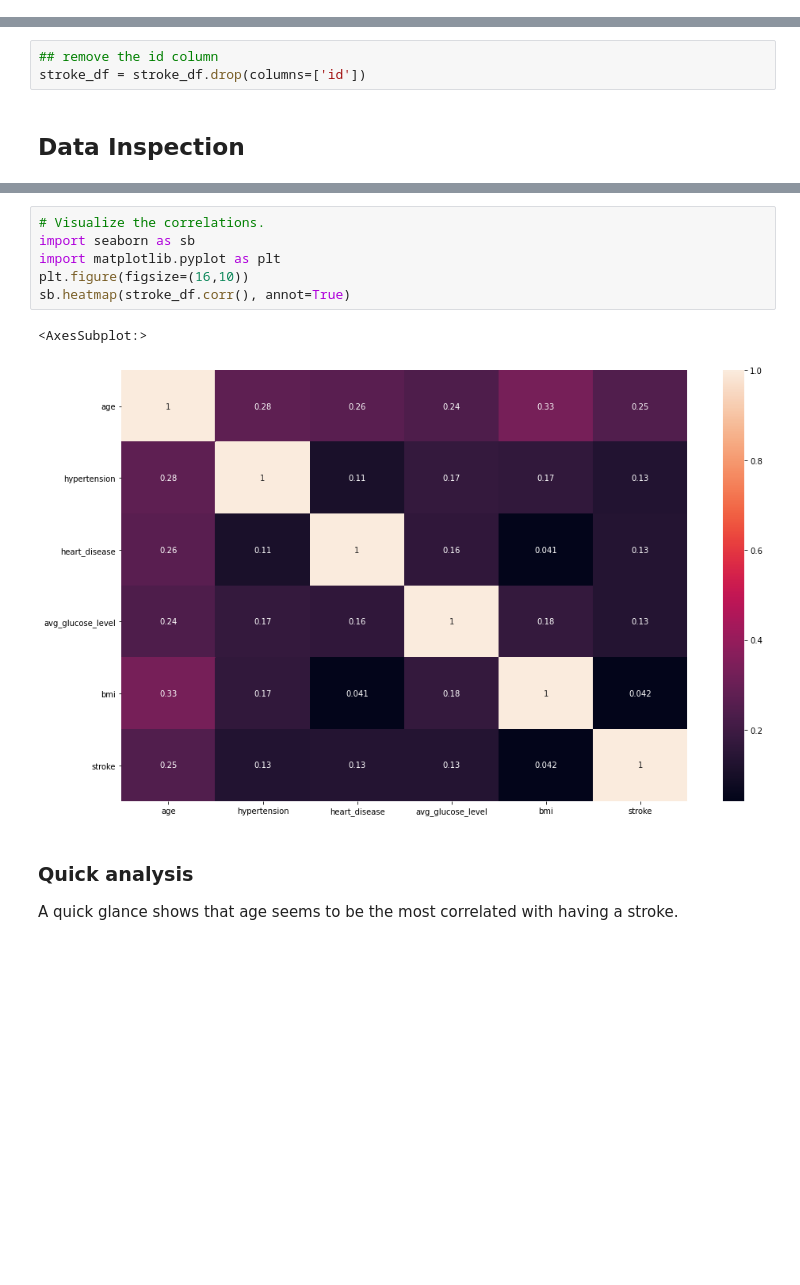
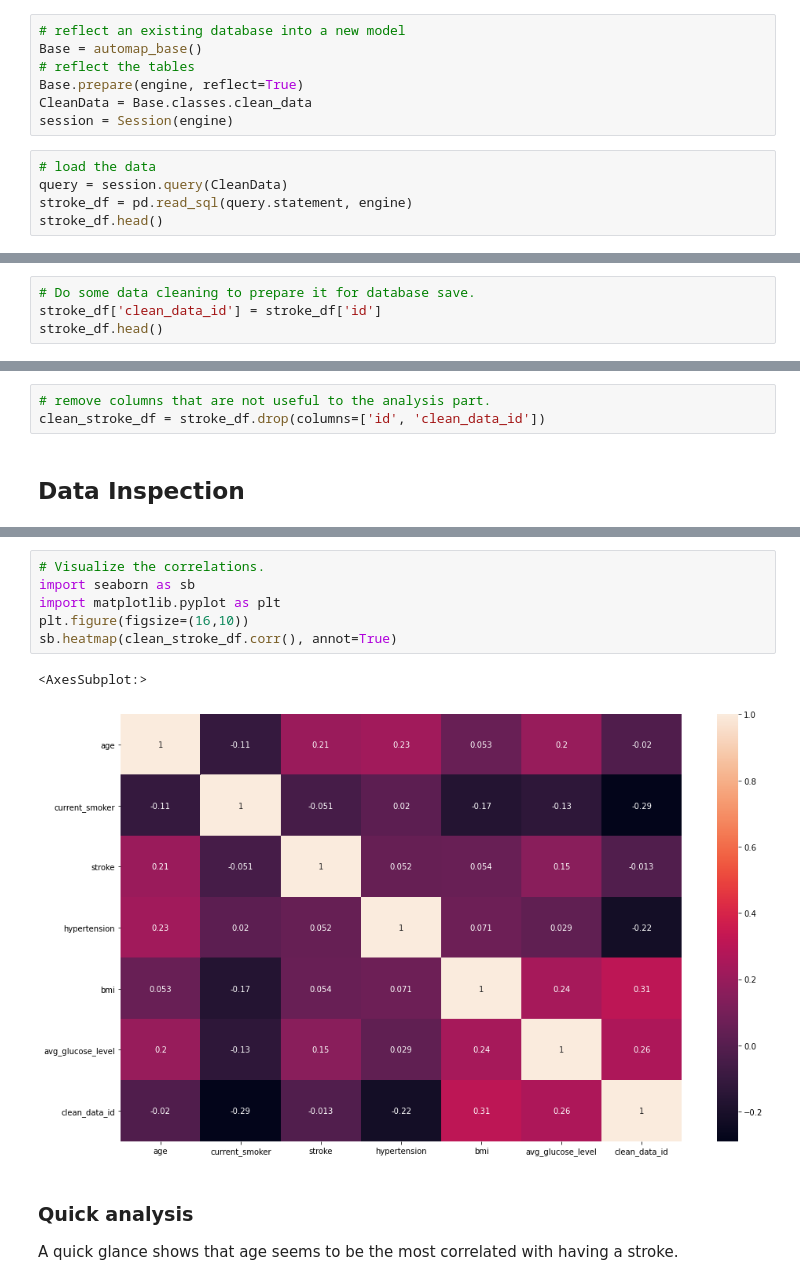
Before and after one commit to mattdharmon/stroke_data_analysis, a Jupyter notebook: Stroke Risks.ipynb, the cells around one changed output, grey strips where cells are left out. Cells and saved outputs as stored; diff of their text form; blank space fills up the shorter version.

Commit message:
Have the cleaned data stored on the database as well as the encoded/scaled data in the database.

```diff
--- a/Stroke Risks.ipynb
+++ b/Stroke Risks.ipynb
@@ -24,0 +26,12 @@ stroke_df.head()
+# %%
+# reflect an existing database into a new model
+Base = automap_base()
+# reflect the tables
+Base.prepare(engine, reflect=True)
+CleanData = Base.classes.clean_data
+session = Session(engine)
+# %%
+# load the data
+query = session.query(CleanData)
+stroke_df = pd.read_sql(query.statement, engine)
+stroke_df.head()
@@ -24,0 +45,4 @@ stroke_df.head()
+# %%
+# Do some data cleaning to prepare it for database save.
+stroke_df['clean_data_id'] = stroke_df['id']
+stroke_df.head()
@@ -25,6 +56,6 @@ stroke_df.head()
 # %%
-## remove the id column
-stroke_df = stroke_df.drop(columns=['id'])
+# remove columns that are not useful to the analysis part.
+clean_stroke_df = stroke_df.drop(columns=['id', 'clean_data_id'])
 # %% [markdown]
 ## Data Inspection
 # %%
@@ -42,12 +74,12 @@ Name: stroke, dtype: float64
 # %%
 # Visualize the correlations.
 import seaborn as sb
 import matplotlib.pyplot as plt
 plt.figure(figsize=(16,10))
-sb.heatmap(stroke_df.corr(), annot=True)
+sb.heatmap(clean_stroke_df.corr(), annot=True)
 # %% [output]
 <AxesSubplot:>
-[figure, old version]
+[figure, new version]
 # %% [markdown]
 ### Quick analysis
 
```
Also changed, not shown: parts of 13 cells of this notebook, 3 other files.
